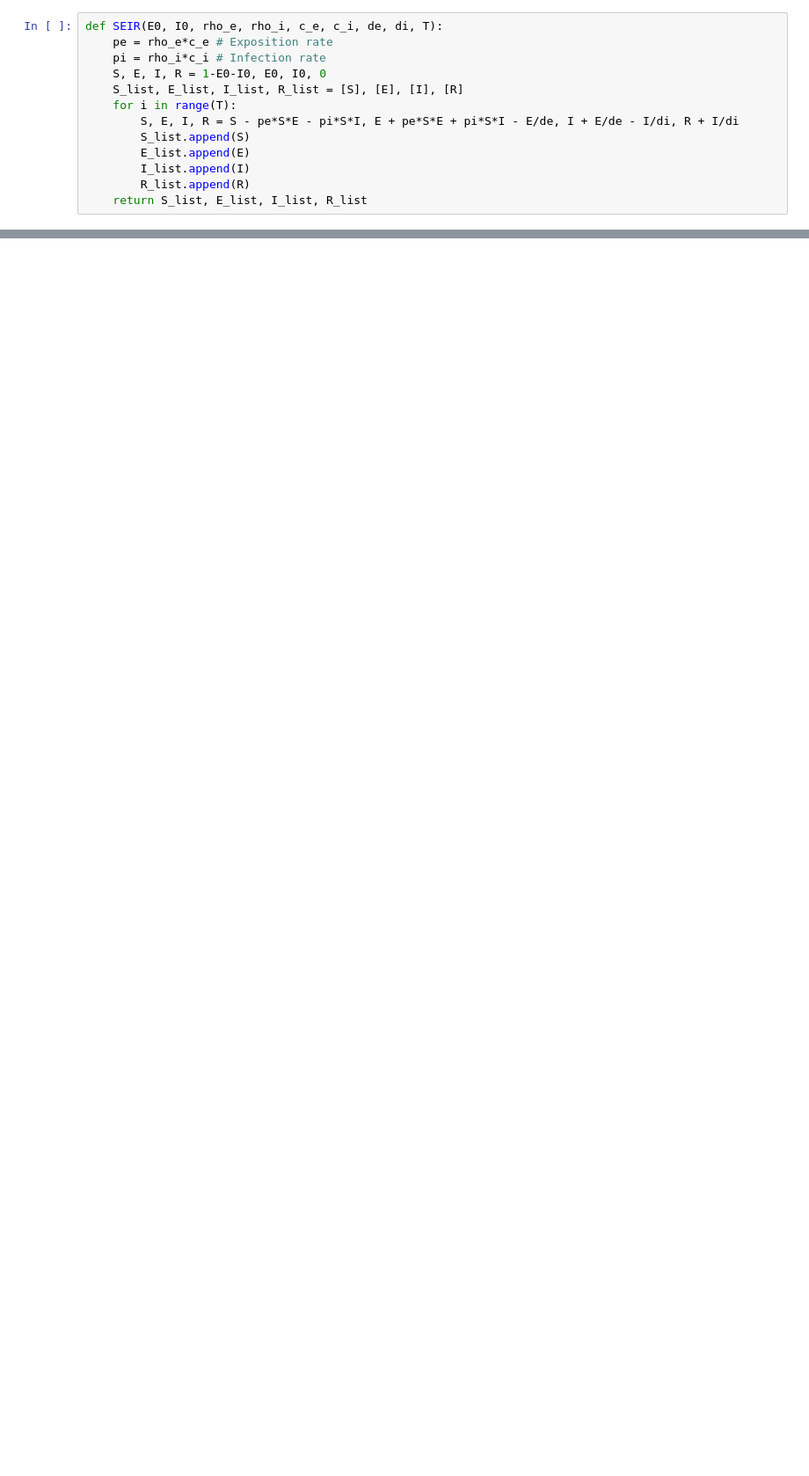
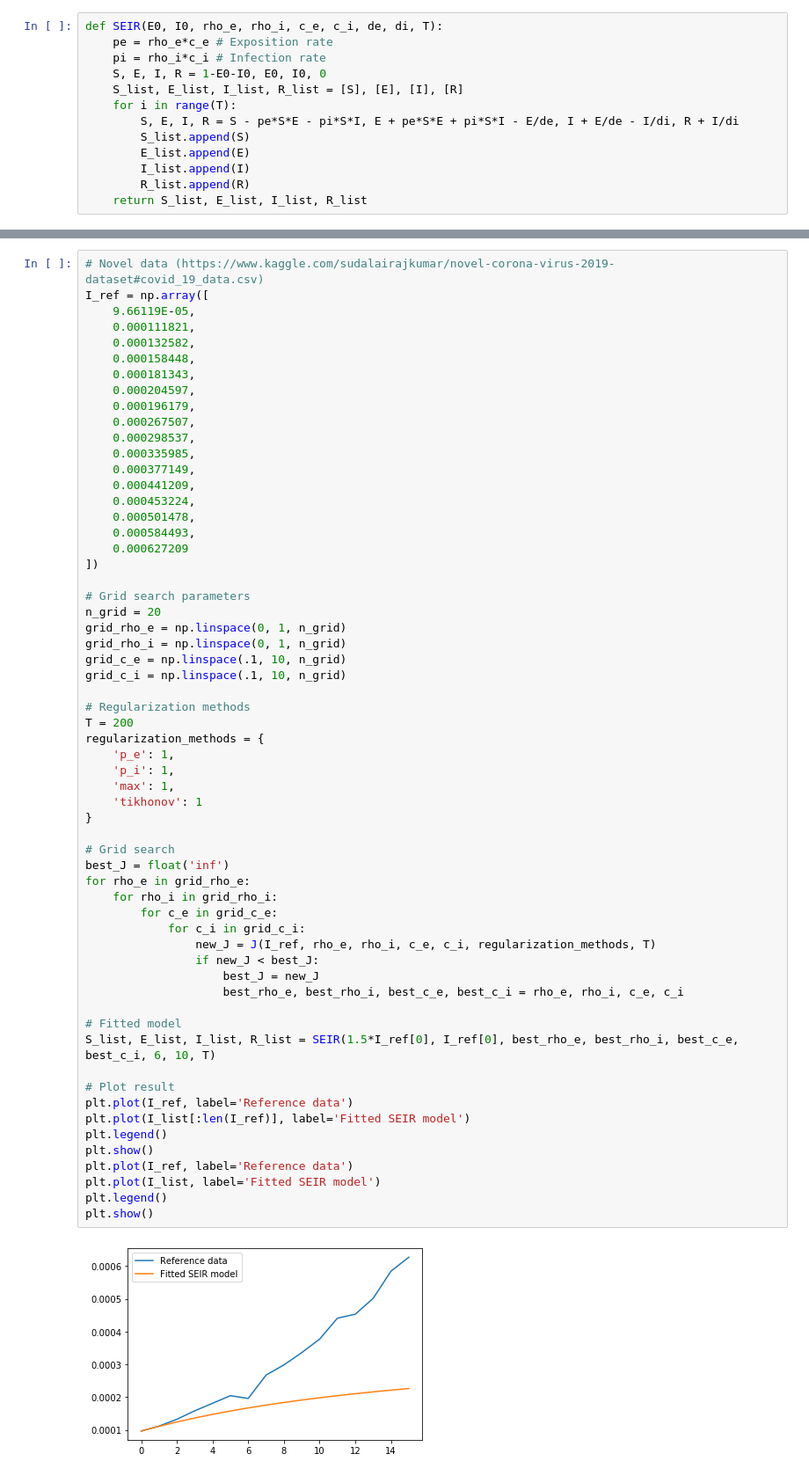
Before and after one commit to VirgileF/corona_models, a Jupyter notebook: corona_sir_seir.ipynb, the cells around one changed output, grey strips where cells are left out. Shown: that part at 88% size. Drawn from its saved outputs; the diff is of its cells as text; blank space fills up the shorter version.

```diff
--- a/corona_sir_seir.ipynb
+++ b/corona_sir_seir.ipynb
@@ -139,0 +174,62 @@ scacsdSAcscsc
+# %%
+# Novel data (https://www.kaggle.com/sudalairajkumar/novel-corona-virus-2019-dataset#covid_19_data.csv)
+I_ref = np.array([
+    9.66119E-05,
+    0.000111821,
+    0.000132582,
+    0.000158448,
+    0.000181343,
+    0.000204597,
+    0.000196179,
+    0.000267507,
+    0.000298537,
+    0.000335985,
+    0.000377149,
+    0.000441209,
+    0.000453224,
+    0.000501478,
+    0.000584493,
+    0.000627209
+])
+
+# Grid search parameters
+n_grid = 20
+grid_rho_e = np.linspace(0, 1, n_grid)
+grid_rho_i = np.linspace(0, 1, n_grid)
+grid_c_e = np.linspace(.1, 10, n_grid)
+grid_c_i = np.linspace(.1, 10, n_grid)
+
+# Regularization methods
+T = 200
+regularization_methods = {
+    'p_e': 1,
+    'p_i': 1,
+    'max': 1,
+    'tikhonov': 1
+}
+
+# Grid search
+best_J = float('inf')
+for rho_e in grid_rho_e:
+    for rho_i in grid_rho_i:
+        for c_e in grid_c_e:
+            for c_i in grid_c_i:
+                new_J = J(I_ref, rho_e, rho_i, c_e, c_i, regularization_methods, T)
+                if new_J < best_J:
+                    best_J = new_J
+                    best_rho_e, best_rho_i, best_c_e, best_c_i = rho_e, rho_i, c_e, c_i
+
+# Fitted model
+S_list, E_list, I_list, R_list = SEIR(1.5*I_ref[0], I_ref[0], best_rho_e, best_rho_i, best_c_e, best_c_i, 6, 10, T)
+
+# Plot result
+plt.plot(I_ref, label='Reference data')
+plt.plot(I_list[:len(I_ref)], label='Fitted SEIR model')
+plt.legend()
+plt.show()
+plt.plot(I_ref, label='Reference data')
+plt.plot(I_list, label='Fitted SEIR model')
+plt.legend()
+plt.show()
+# %% [output]
+[figure, added]
```
Also changed, not shown: parts of 12 cells of this notebook, 12 other files.
